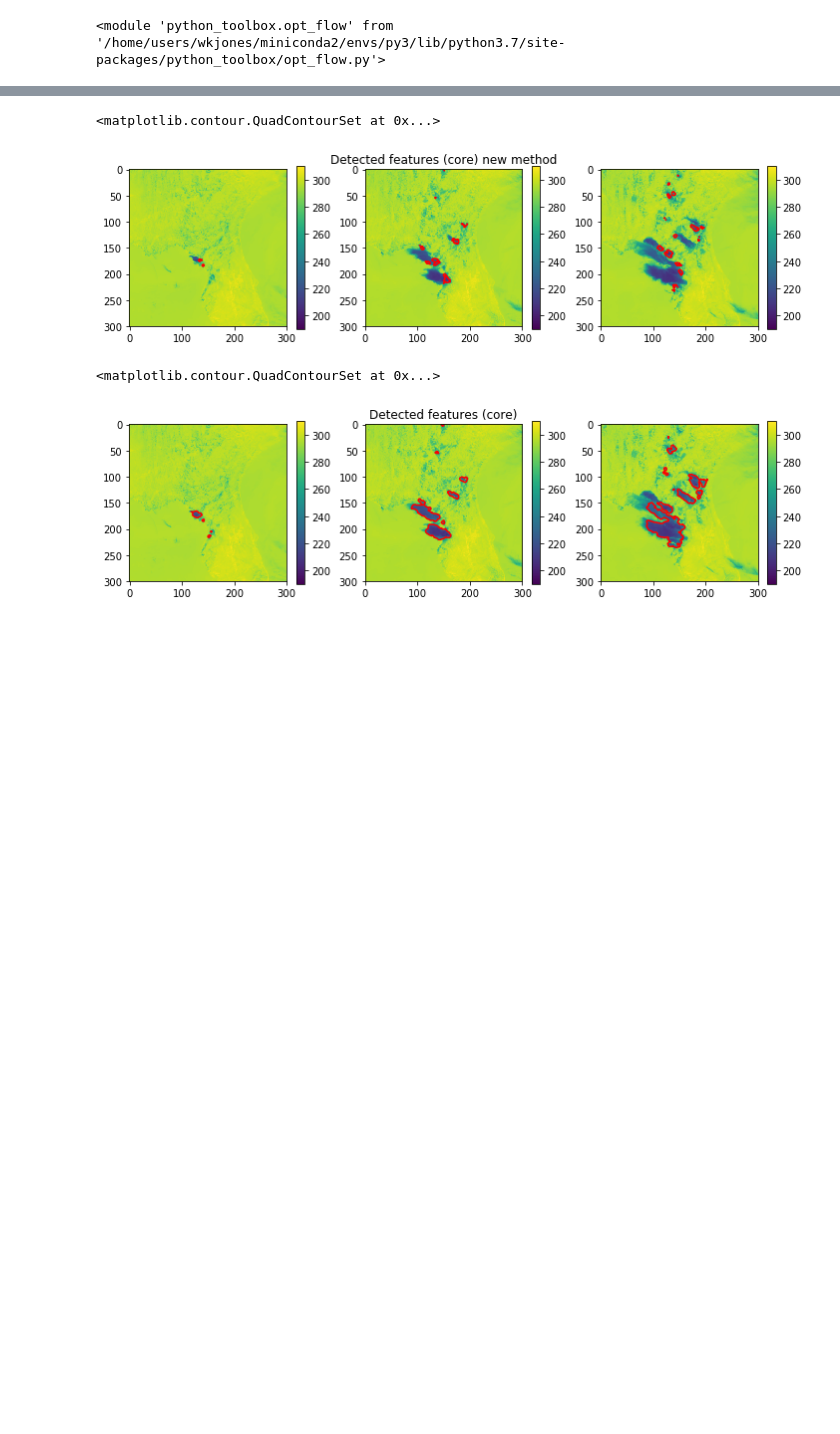
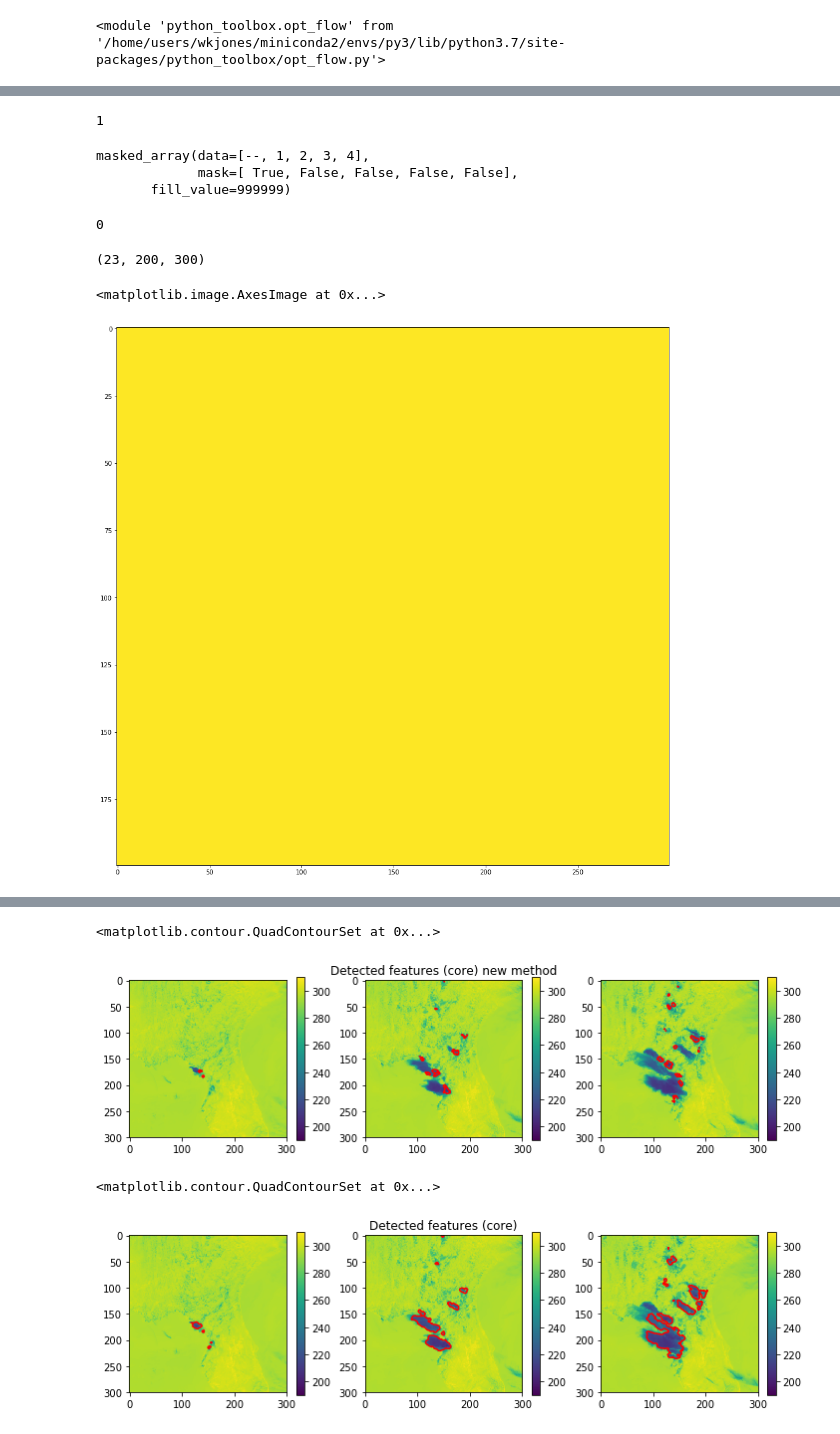
Before and after one commit to w-k-jones/python_toolbox, a Jupyter notebook: examples/Flow_tracking_example.ipynb, the cells around one changed output, grey strips where cells are left out. Drawn from its saved outputs; the diff is of its cells as text; code cells hidden in the pictures; blank space fills up the shorter version.

```diff
--- a/examples/Flow_tracking_example.ipynb
+++ b/examples/Flow_tracking_example.ipynb
@@ -278,7 +322,11 @@ inds = np.arange(inner_edges.size).reshape(inner_edges.shape)
 reload(opt_flow)
 # %% [output]
 <module 'python_toolbox.opt_flow' from '/home/users/wkjones/miniconda2/envs/py3/lib/python3.7/site-packages/python_toolbox/opt_flow.py'>
+# %%
+min_convolve = opt_flow.flow_convolve_nearest( inds[:,50:250,:], field_flow[:,50:250,:],
+                                         structure=ndi.generate_binary_structure(3,1), function=np.min,
+                                         dtype=np.int32, debug=True)
 # %%
-min_convolve = opt_flow.flow_convolve_nearest( inds, field_flow,
-                                         structure=ndi.generate_binary_structure(3,2), function=ma.argmin,
+argmin_convolve = opt_flow.flow_convolve_nearest( inds[:,50:250,:], field_flow[:,50:250,:],
+                                         structure=ndi.generate_binary_structure(3,1), function=np.argmin,
                                          dtype=np.uint8, debug=True)
@@ -286,0 +341,4 @@ KeyboardInterrupt:
+# %%
+test_min_convolve = pdb.runcall(opt_flow.flow_argmin_nearest, inds[:,50:250,:], argmin_convolve, field_flow[:,50:250,:],
+                                         structure=ndi.generate_binary_structure(3,1),
+                                         dtype=np.int32)
@@ -286,0 +407,24 @@ KeyboardInterrupt:
+# %%
+np.argmin(ma.array(np.arange(5,dtype=np.uint8), mask=[1,0,0,0,0]))
+# %% [output]
+1
+# %%
+ma.array(np.arange(5,dtype=int), mask=[1,0,0,0,0])
+# %% [output]
+masked_array(data=[--, 1, 2, 3, 4],
+             mask=[ True, False, False, False, False],
+       fill_value=999999)
+# %%
+np.sum(min_convolve != test_min_convolve)
+# %% [output]
+0
+# %%
+test_min_convolve.shape
+# %% [output]
+(23, 200, 300)
+# %%
+plt.figure(figsize=(16,16))
+plt.imshow((min_convolve[1] == test_min_convolve[1]), vmin=0,vmax=1, aspect='auto')
+# %% [output]
+<matplotlib.image.AxesImage at 0x...>
+[figure, added]
```
Also changed, not shown: parts of 17 cells of this notebook, 2 other files.
